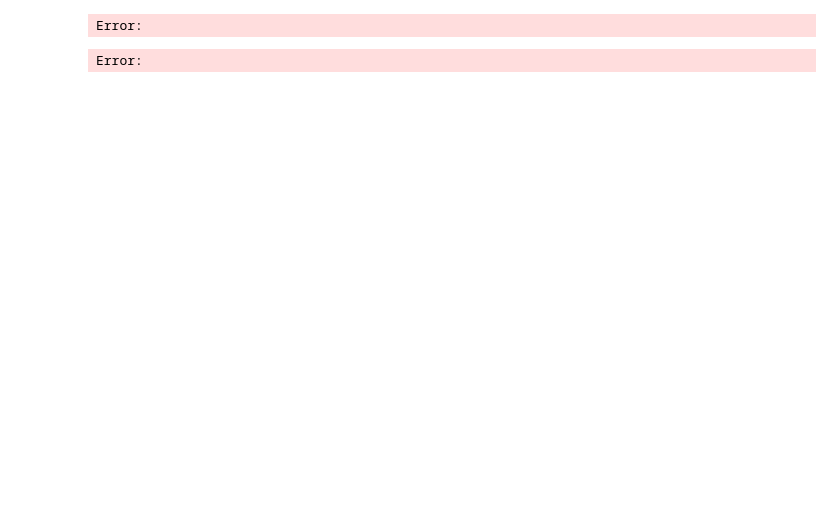
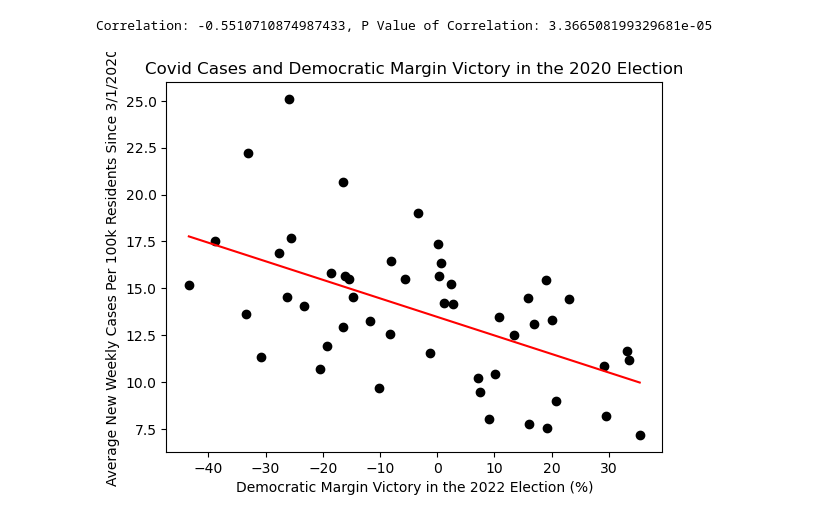
Before and after one commit to alexanderschatzberg/qr_x, a Jupyter notebook: covid-and-politics/src/covid_vs_politics.ipynb, the cells around one changed output. Drawn from its saved outputs; the diff is of its cells as text; code cells hidden in the pictures; blank space fills up the shorter version.

```diff
--- a/covid-and-politics/src/covid_vs_politics.ipynb
+++ b/covid-and-politics/src/covid_vs_politics.ipynb
@@ -133,33 +119,32 @@ Error:
 # %%
 # linear line
 cases = pd.DataFrame(cases_per_100k).values
 dem_margin = pd.DataFrame(dem_float_arr).values
 
-linear = LinearRegression()
-linear.fit(cases, dem_margin)
-y_pred = linear.predict(cases)
-
-plt.figure(0)
-plt.scatter(cases_per_100k, dem_float_arr)
+x = dem_float_arr
+y = cases_per_100k
 
 # correlation
-correlation, p_value_correlation = scipy.stats.pearsonr(cases_per_100k, dem_float_arr)
+correlation, p_value_correlation = scipy.stats.pearsonr(x, y)
 print(f"Correlation: {correlation}, P Value of Correlation: {p_value_correlation}")
 
 # polyfit of 3rd degree, change the number in the polyfit function to change the degree of fit
-fit, cov = np.polyfit(cases_per_100k, dem_float_arr, 1, cov=True)
-x_fit = np.linspace(np.min(cases),np.max(cases))
+fit, cov = np.polyfit( x, y, 1, cov=True)
+
+x_fit = np.linspace(np.min(dem_margin),np.max(dem_margin))
 poly_fit = np.polyval(fit,x_fit)
-plt.plot(x_fit, poly_fit, color = 'green')
-plt.figure(0)
 
-plt.xlabel("Average New Weekly Cases Per 100k Residents Since 3/1/2020")
-plt.ylabel("Democratic Margin Victory in the 2022 Election (%)")
+plt.plot(x_fit, poly_fit, color = 'red')
+
+plt.ylabel("Average New Weekly Cases Per 100k Residents Since 3/1/2020")
+plt.xlabel("Democratic Margin Victory in the 2022 Election (%)")
 plt.title("Covid Cases and Democratic Margin Victory in the 2020 Election")
-plt.scatter(cases_per_100k, dem_float_arr, color='black')
+plt.scatter(x, y, color='black')
+plt.savefig("covid_cases_and_dem_margin.png", dpi=500)
 plt.show()
 # %% [output]
-Error:
+Correlation: -0.5510710874987433, P Value of Correlation: 3.366508199329681e-05
+[figure, added]
 # %%
 # cross_validation
 def cross_validation(remove_nums, dataSetX, dataSetY, iteration):
@@ -174,8 +159,6 @@ def cross_validation(remove_nums, dataSetX, dataSetY, iteration):
         fit = np.polyfit(copy_X, copy_Y, 1)
         slope_array.append(fit)
     return slope_array
-# %% [output]
-Error:
 # %%
 slope_array = cross_validation(3, cases_per_100k, dem_float_arr, 10)
 slope = []
```
Also changed, not shown: parts of 9 cells of this notebook, 1 other file.
